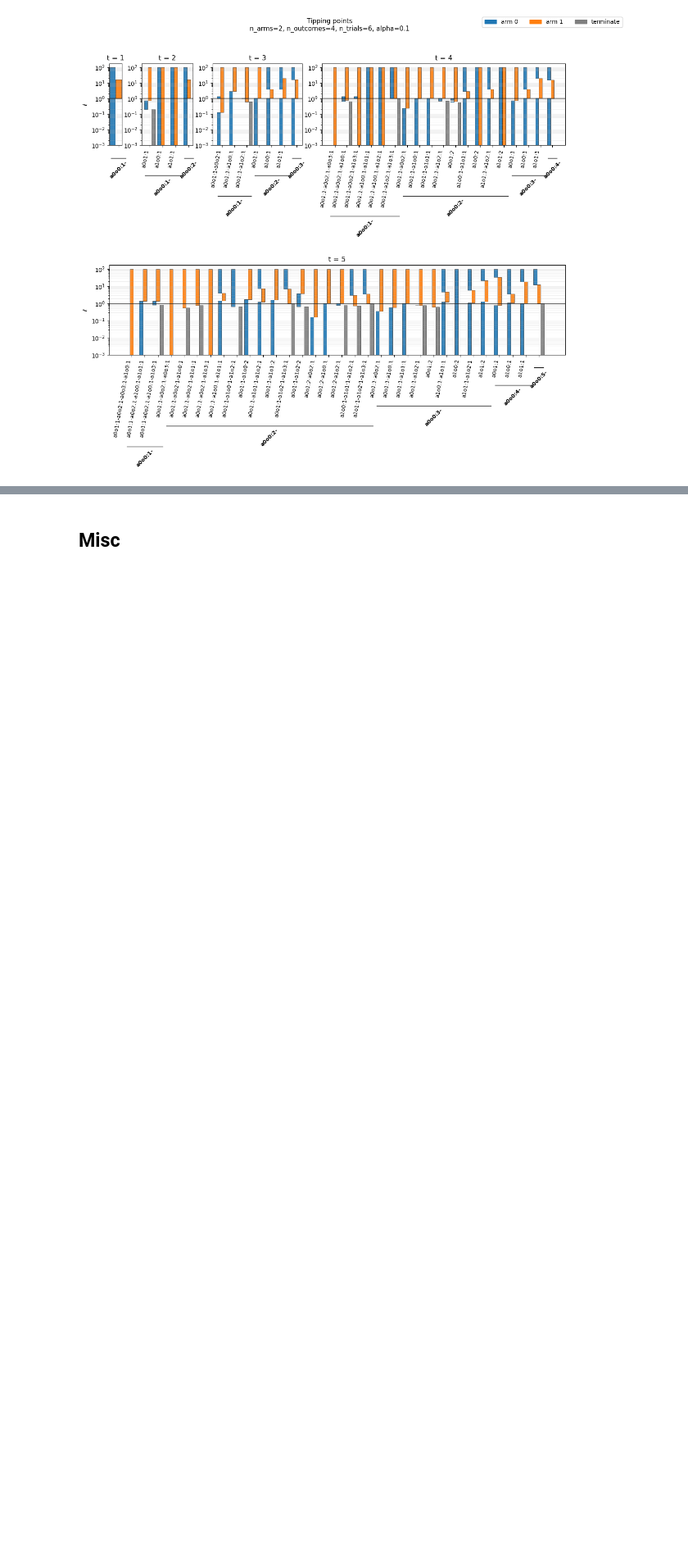
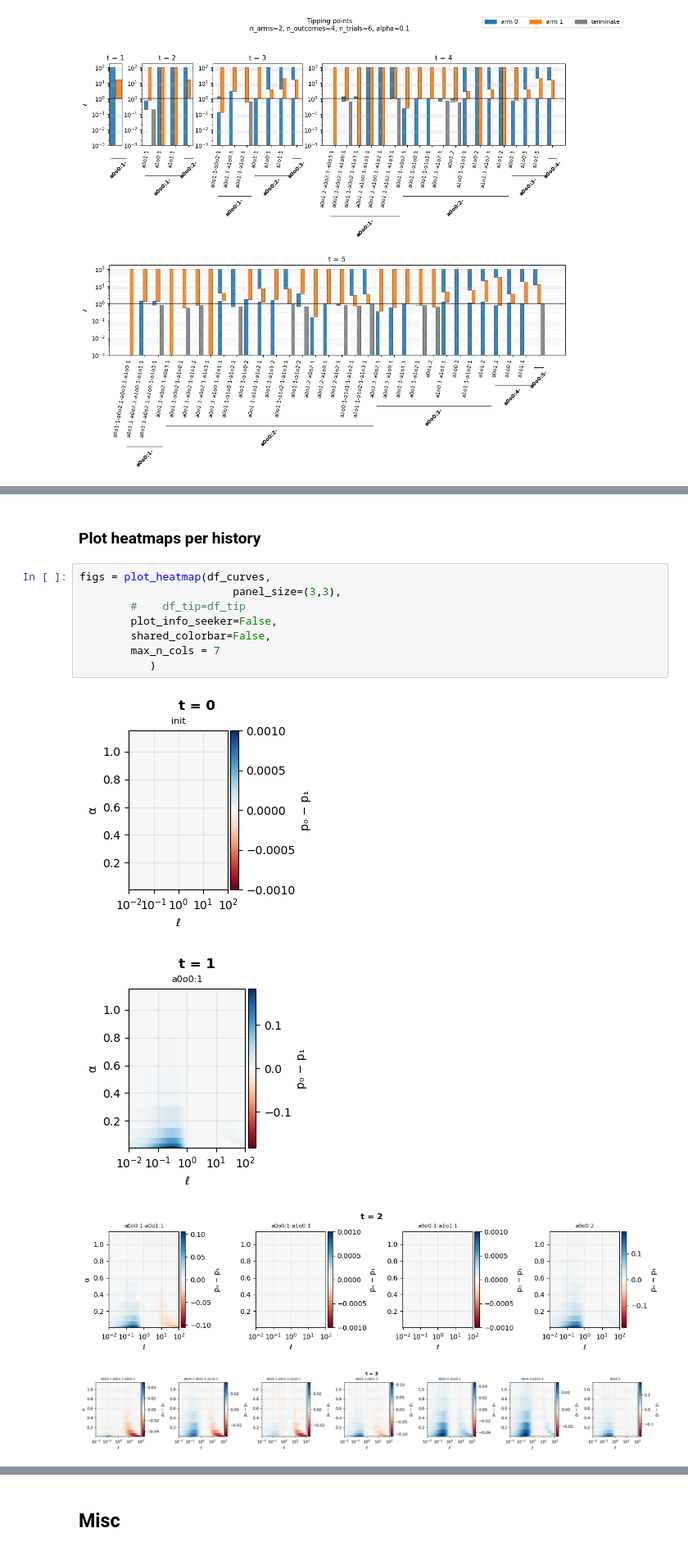
Before and after one commit to tgham/empBAMDP, a Jupyter notebook: empBAMDP.ipynb, the cells around one changed output, grey strips where cells are left out. Shown at 82% size. Saved outputs shown, nothing was run; the diff lists cells and outputs as text; blank space fills up the shorter version.

```diff
--- a/empBAMDP.ipynb
+++ b/empBAMDP.ipynb
@@ -444,0 +479,15 @@ else:
+# %% [markdown]
+### Plot heatmaps per history
+# %%
+figs = plot_heatmap(df_curves,
+                        panel_size=(3,3),
+        #    df_tip=df_tip
+        plot_info_seeker=False,
+        shared_colorbar=False,
+        max_n_cols = 7
+           )
+# %% [output]
+[figure, added]
+[figure, added]
+[figure, added]
+[figure, added]
```
Also changed, not shown: parts of 12 cells of this notebook, 3 other files.
